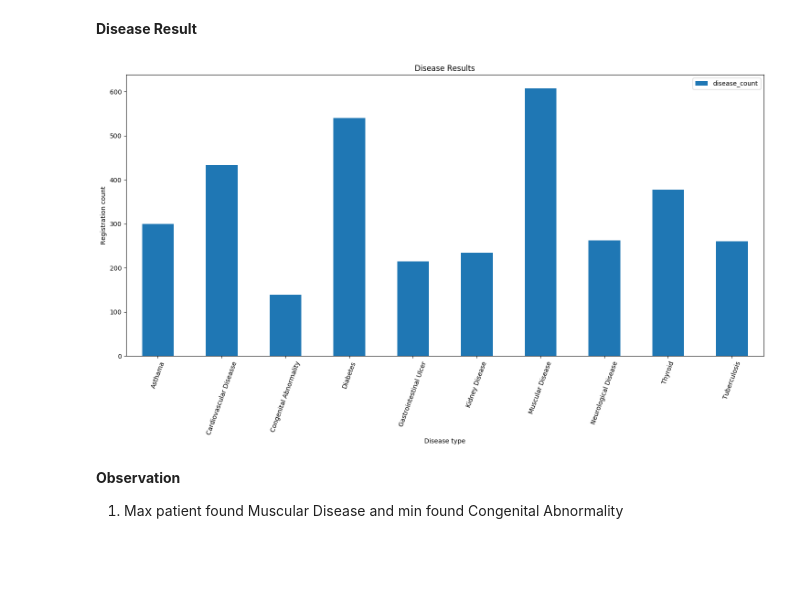
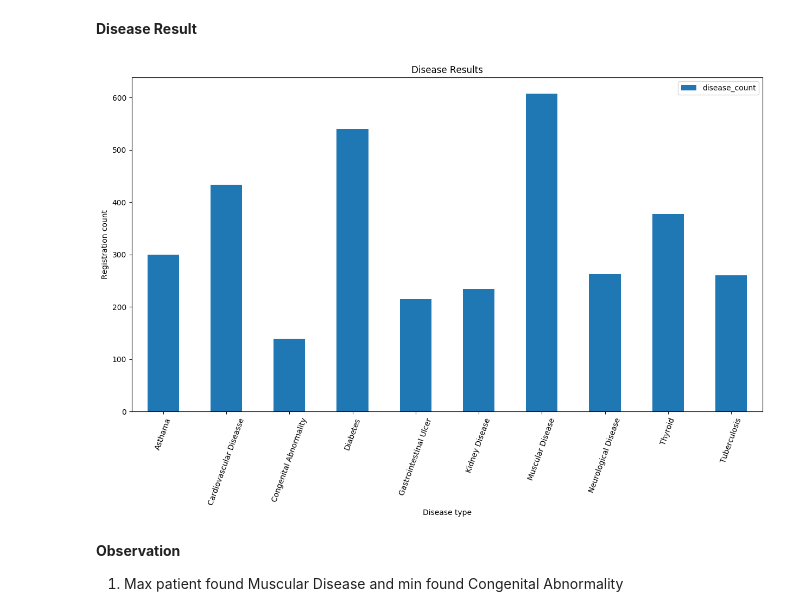
Before and after one commit to dharmendra-chouhan/s2datascience, a Jupyter notebook: Extracted_Construction_Worker_Patient_Details_Files.ipynb, the cells around one changed output. Drawn from its saved outputs; the diff is of its cells as text; code cells hidden in the pictures; blank space fills up the shorter version.

```diff
--- a/Extracted_Construction_Worker_Patient_Details_Files.ipynb
+++ b/Extracted_Construction_Worker_Patient_Details_Files.ipynb
@@ -736,19 +749,19 @@ plt.show()
 # %%
 disease = df1[(df1['disease_status']=='Yes') ].groupby(['disease_status','diseasename']).agg({"regdid": pd.Series.nunique}).apply(list)
 disease = disease.reset_index()
 disease.drop("disease_status", axis=1, inplace=True)
 disease.rename(columns={'regdid': 'disease_count'}, inplace=True)
-plt.rcParams['figure.figsize'] =[18,8]
+plt.rcParams['figure.figsize'] =[15,8]
 import pandas as pd
 import matplotlib.pyplot as plt
 ax = disease.plot.bar(x='diseasename', rot=0)
 plt.ylabel('Registration count')
 plt.xlabel('Disease type')
 plt.xticks(rotation=70)
 plt.title('Disease Results')
 plt.show()
 # %% [output]
-[figure, old version]
+[figure, new version]
 # %% [markdown]
 
 **Observation**
```
Also changed, not shown: parts of 5 cells of this notebook.
